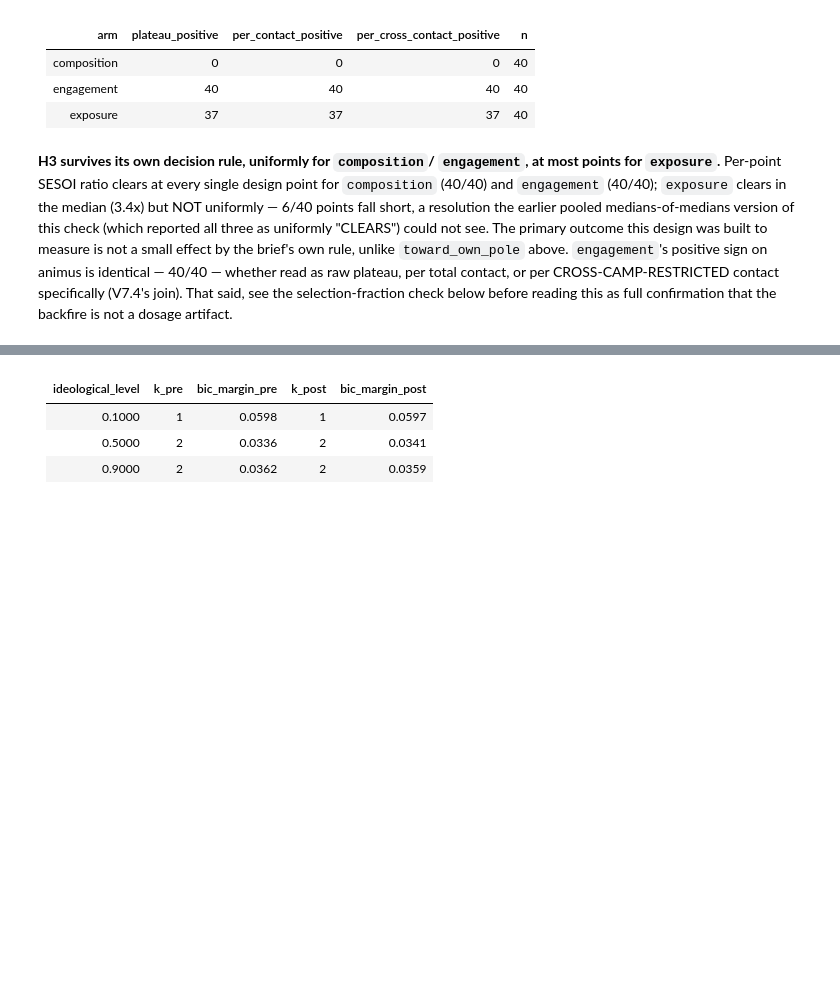
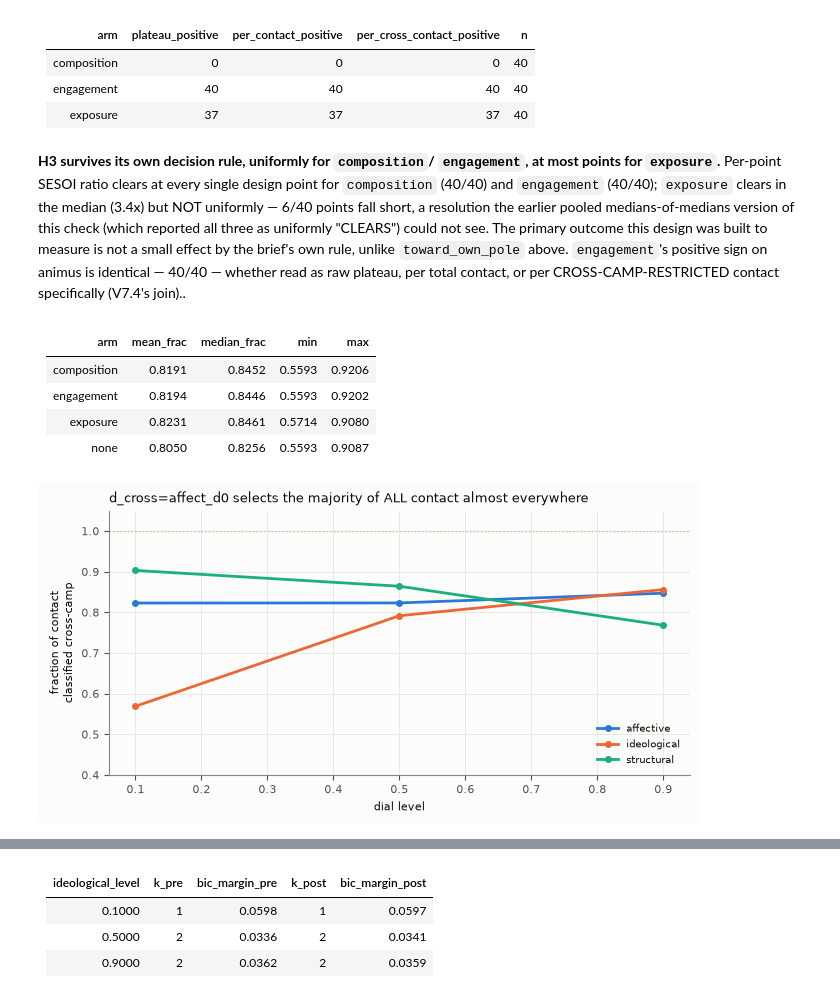
Before and after one commit to lrodeck/Network-Simulation, a Jupyter notebook: notebooks/experiment_03_bubble_intervention.ipynb, the cells around one changed output, grey strips where cells are left out. Drawn from its saved outputs; the diff is of its cells as text; code cells hidden in the pictures; blank space fills up the shorter version.

```diff
--- a/notebooks/experiment_03_bubble_intervention.ipynb
+++ b/notebooks/experiment_03_bubble_intervention.ipynb
@@ -271,6 +271,42 @@ uniformly "CLEARS") could not see. The primary outcome this design was
 built to measure is not a small effect by the brief's own rule, unlike
 `toward_own_pole` above. `engagement`'s positive sign on animus is
 identical — 40/40 — whether read as raw plateau, per total contact, or per
-CROSS-CAMP-RESTRICTED contact specifically (V7.4's join). That said, see
-the selection-fraction check below before reading this as full confirmation
-that the backfire is not a dosage artifact.
+CROSS-CAMP-RESTRICTED contact specifically (V7.4's join)..
+# %%
+# A4/B3 (pre-submission checklist): what fraction of ALL contact does
+# delta_aff_per_cross_contact's d_cross=affect_d0 threshold actually
+# classify as "cross-camp"? If it is close to 100%, per_cross_contact
+# and per_contact are nearly the same measurement by construction.
+cc_frac = pl.read_csv(RESULTS / "wave_a_reinstrumented_cross_contact_fraction.csv")
+
+show(cc_frac.group_by("arm").agg(
+    pl.col("frac").mean().alias("mean_frac"), pl.col("frac").median().alias("median_frac"),
+    pl.col("frac").min().alias("min"), pl.col("frac").max().alias("max"),
+).sort("arm"))
+
+with styled():
+    fig, ax = plt.subplots(figsize=(6.5, 3.3))
+    none_by_level = (
+        cc_frac.filter(pl.col("arm") == "none")
+        .group_by(["swept_dial", "level"]).agg(pl.col("frac").mean().alias("mean_frac"))
+        .sort(["swept_dial", "level"])
+    )
+    for dial, color in zip(["affective", "ideological", "structural"], series_colors(3)):
+        sub = none_by_level.filter(pl.col("swept_dial") == dial).sort("level")
+        ax.plot(sub["level"], sub["mean_frac"], marker="o", color=color, label=dial)
+    ax.axhline(1.0, color=CHROME["baseline"], linewidth=1.0, linestyle=":")
+    ax.set_ylim(0.4, 1.05)
+    ax.set_xlabel("dial level")
+    ax.set_ylabel("fraction of contact\nclassified cross-camp")
+    ax.set_title("d_cross=affect_d0 selects the majority of ALL contact almost everywhere",
+                 loc="left", fontsize=9)
+    ax.legend(fontsize=7.5, loc="lower right")
+plt.show()
+# %% [output]
+| arm | mean_frac | median_frac | min | max |
+| --- | --- | --- | --- | --- |
+| composition | 0.8191 | 0.8452 | 0.5593 | 0.9206 |
+| engagement | 0.8194 | 0.8446 | 0.5593 | 0.9202 |
+| exposure | 0.8231 | 0.8461 | 0.5714 | 0.9080 |
+| none | 0.8050 | 0.8256 | 0.5593 | 0.9087 |
+[figure, added]
```
Also changed, not shown: parts of 1 cell of this notebook, 2 other files.
